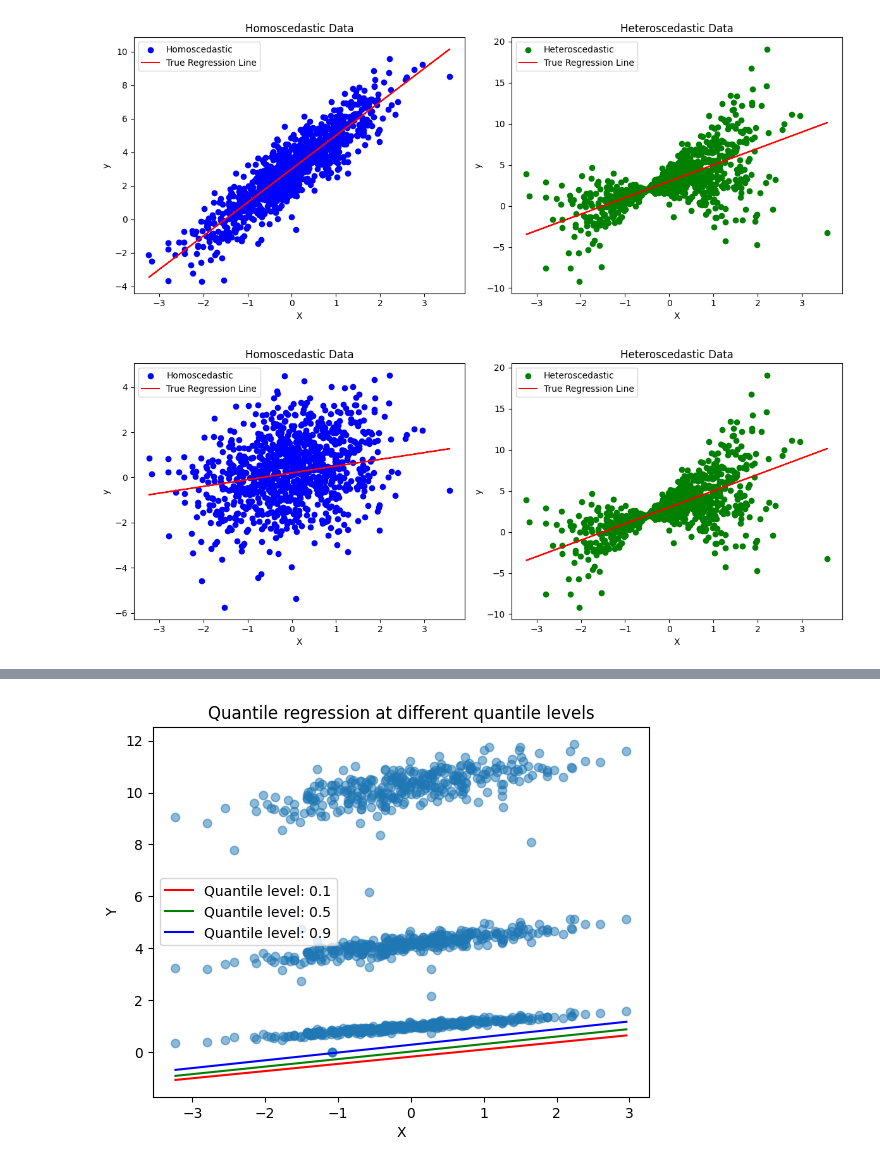
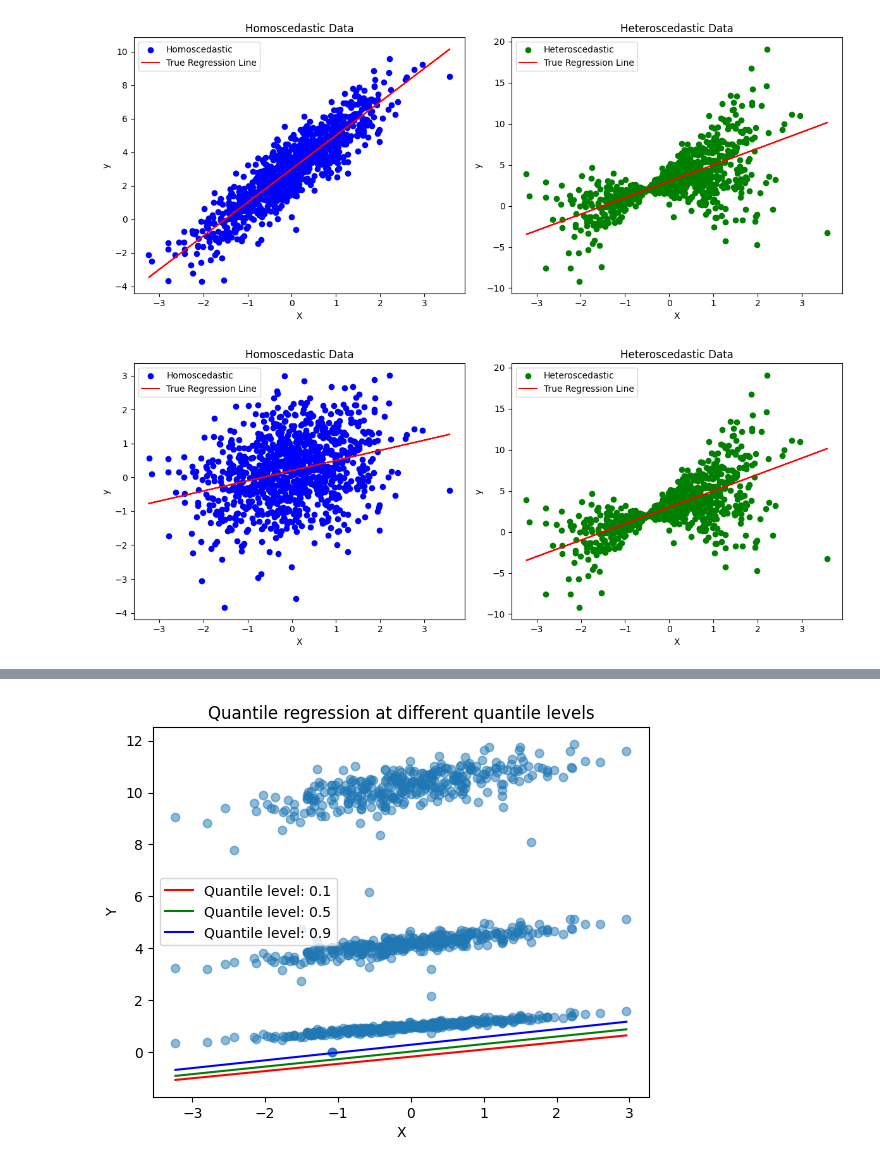
Before and after one commit to FrancescaBelloni/GLS-Quantile-Regression-Asymmetric-Laplace, a Jupyter notebook: simulation_notes.ipynb, the cells around one changed output, grey strips where cells are left out. Cells and saved outputs as stored; diff of their text form; code cells hidden in the pictures.

```diff
--- a/simulation_notes.ipynb
+++ b/simulation_notes.ipynb
@@ -59,35 +59,35 @@ np.random.seed(123)  # Setting a seed for reproducibility
 n = 1000
 X = np.random.normal(0, 1, size=(n, 1))
 eps = np.random.normal(0, 1, size=(n, 1))
-y_homoscedastic = 0.2 + y_homoscedastic * 0.5 +  0.3 * X  + eps
+y_homoscedastic = 0.2 + 0.3 * X  + eps
 
 # Simulating heteroscedastic data
 hetero_var = np.abs(2 * X + 1)  # Varying variance based on X
 y_heteroscedastic = 2 * X + 3 + hetero_var * eps
 
 # Plotting the data
 plt.figure(figsize=(12, 5))
 
 plt.subplot(1, 2, 1)
 plt.scatter(X, y_homoscedastic, color='b', label='Homoscedastic')
 plt.plot(X,  0.2 + 0.3 * X  , color='r', label='True Regression Line')
 plt.xlabel('X')
 plt.ylabel('y')
 plt.title('Homoscedastic Data')
 plt.legend()
 
 plt.subplot(1, 2, 2)
 plt.scatter(X, y_heteroscedastic, color='g', label='Heteroscedastic')
 plt.plot(X, 2 * X + 3, color='r', label='True Regression Line')
 plt.xlabel('X')
 plt.ylabel('y')
 plt.title('Heteroscedastic Data')
 plt.legend()
 
 plt.tight_layout()
 plt.show()
 # %% [output]
-[figure, old version]
+[figure, new version]
 # %%
 ''' Data Generation '''
 ################################'Generate X and Y'##############################
```
Also changed, not shown: parts of 1 cell of this notebook, 2 other files.
